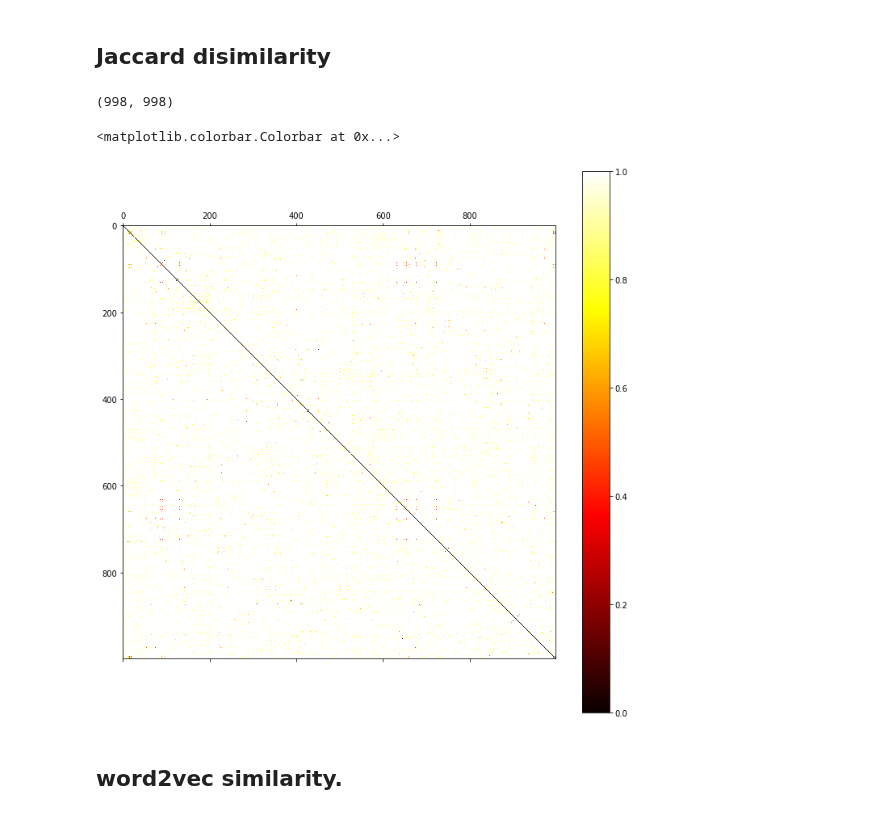
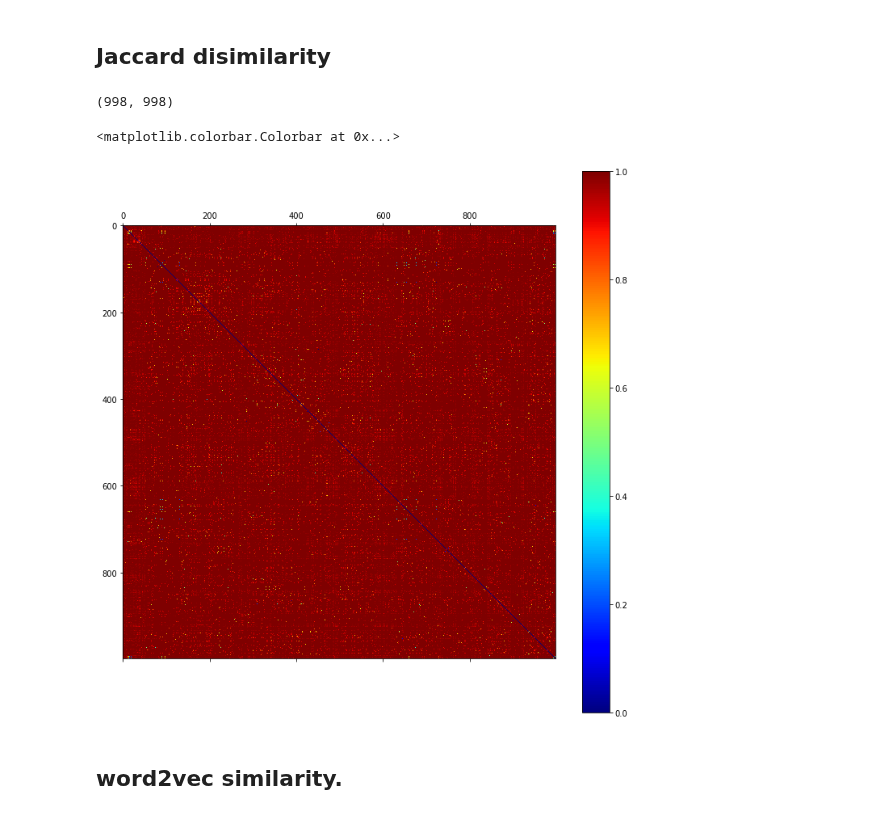
Before and after one commit to sdhdez/article-similarity, a Jupyter notebook: notebooks/loading-matrices-aminer-v1-a.ipynb, the cells around one changed output. Cells and saved outputs as stored; diff of their text form; code cells hidden in the pictures.

Commit message:
New plots.
Signed-off-by: Simon Hernandez <sdavidhdez@gitlab.totum.one>

```diff
--- a/notebooks/loading-matrices-aminer-v1-a.ipynb
+++ b/notebooks/loading-matrices-aminer-v1-a.ipynb
@@ -10,4 +9,5 @@ import scipy.spatial as sp
 import matrices.loading as mload
 # %%
 plt.rcParams["figure.figsize"] = (12,12)
+mpl.rcParams['image.cmap'] = 'jet'
 # %% [markdown]
@@ -62,13 +62,13 @@ plt.colorbar()
 # %%
 matrix_jaccard_dis = 1 -matrix_jaccard
 print(matrix_jaccard_dis.shape)
 
-plt.matshow(matrix_jaccard_dis, cmap='hot', vmin=0, vmax=1)
+plt.matshow(matrix_jaccard_dis)
 plt.colorbar()
 # %% [output]
 (998, 998)
 <matplotlib.colorbar.Colorbar at 0x...>
-[figure, old version]
+[figure, new version]
 # %% [markdown]
 ## word2vec similarity.
 # %%
```
Also changed, not shown: parts of 6 cells of this notebook, 3 other files.
